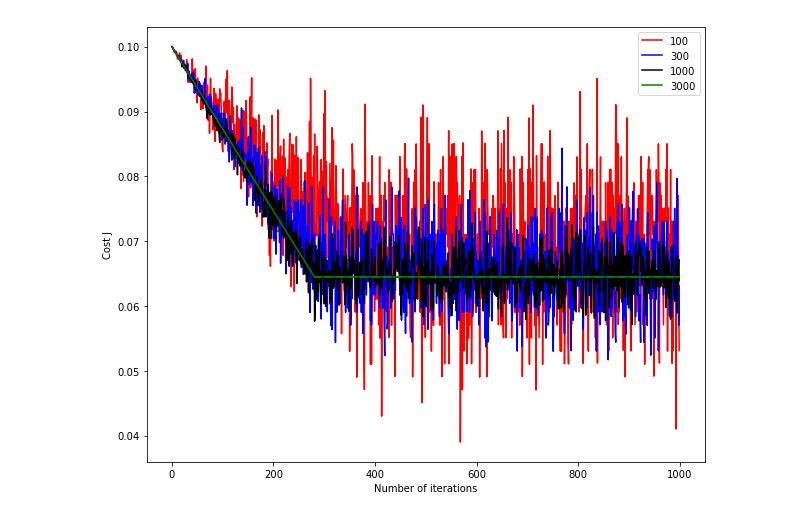
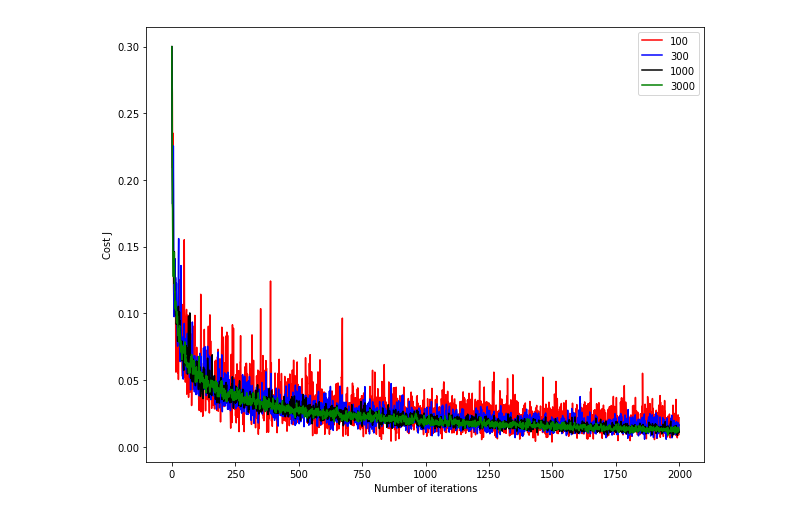
Before and after one commit to xystevensun/comp540, a Jupyter notebook: homework/hw4/svm_spam.ipynb, the cells around one changed output. Drawn from its saved outputs; the diff is of its cells as text; code cells hidden in the pictures.

```diff
--- a/homework/hw4/svm_spam.ipynb
+++ b/homework/hw4/svm_spam.ipynb
@@ -16,4 +16,33 @@ plt.rcParams['image.cmap'] = 'gray'
 
 %load_ext autoreload
 %autoreload 2
+# %%
+from sklearn import preprocessing, metrics
+import utils
+import scipy.io
+import numpy as np
+from linear_classifier import LinearSVM_twoclass
+
+# load the SPAM email training dataset
+
+N_train = 3600
+
+X,y = utils.load_mat('data/spamTrain.mat')
+yy = np.ones(y.shape)
+yy[y==0] = -1
+
+X_train = X[:N_train] # <--- training data
+yy_train = yy[:N_train] # <--- training label
+
+X_val = X[N_train:] # <--- validation data
+yy_val = yy[N_train:] # <--- validation label
+
+# load the SPAM email test dataset
+
+test_data = scipy.io.loadmat('data/spamTest.mat')
+X_test = test_data['Xtest'] # <--- testing label
+y_test = test_data['ytest'].flatten()
+
+yy_test = np.ones(y_test.shape)
+yy_test[y_test == 0] = -1 # <--- testing label
 # %%
@@ -71,16 +71,14 @@ Best:   0.0 None None
 # %%
+# choose learning rate
 color = ['r','b','k','g','y','m']
-Cvals = [0.01,0.03,0.1,0.3,1,3,10,30]
-LearningRatevals = [1e-0,1e-1,1e-2,1e-3,1e-4,1e-5]
-# Cvals = [0.1]
-
+LearningRatevals = [1e-2,1e-3,1e-4,1e-5]
 color_idx = 0
 fig = plt.figure()
 ax = fig.add_subplot(1,1,1)
 for LR in LearningRatevals:
     svm = LinearSVM_twoclass()
     svm.theta = np.zeros((KK.shape[1],))
-    J_history = svm.train(KK,yy_train,learning_rate=LR,reg=0.1,num_iters=2000,verbose=False,batch_size=500)
+    J_history = svm.train(KK,yy_train,learning_rate=LR,reg=0.3,num_iters=4000,verbose=False,batch_size=1000)
     plt.plot(range(len(J_history)), J_history, color[color_idx])
     color_idx += 1
 plt.xlabel('Number of iterations')
@@ -91,19 +91,20 @@ fig.savefig("./fig_learning_rate.pdf", format='pdf')
 # %%
+# choose batch size
 color_idx = 0
 fig = plt.figure()
-Best_learning_rate = 1e-1
+Best_learning_rate = 1e-2
 BatchSizes = [100,300,1000,3000]
 ax = fig.add_subplot(1,1,1)
 for BS in BatchSizes:
     svm = LinearSVM_twoclass()
     svm.theta = np.zeros((KK.shape[1],))
-    J_history = svm.train(KK,yy_train,learning_rate=Best_learning_rate,reg=0.1,num_iters=1000,verbose=False,batch_size=BS)
+    J_history = svm.train(KK,yy_train,learning_rate=Best_learning_rate,reg=0.3,num_iters=2000,verbose=False,batch_size=BS)
     plt.plot(range(len(J_history)), J_history, color[color_idx])
     color_idx += 1
 plt.xlabel('Number of iterations')
 plt.ylabel('Cost J')
 plt.legend([str(a) for a in BatchSizes])
 plt.show()
 fig.savefig("./fig_batch_size.pdf", format='pdf')
 # %% [output]
-[figure, old version]
+[figure, new version]
```
Also changed, not shown: parts of 8 cells of this notebook, 3 other files.
